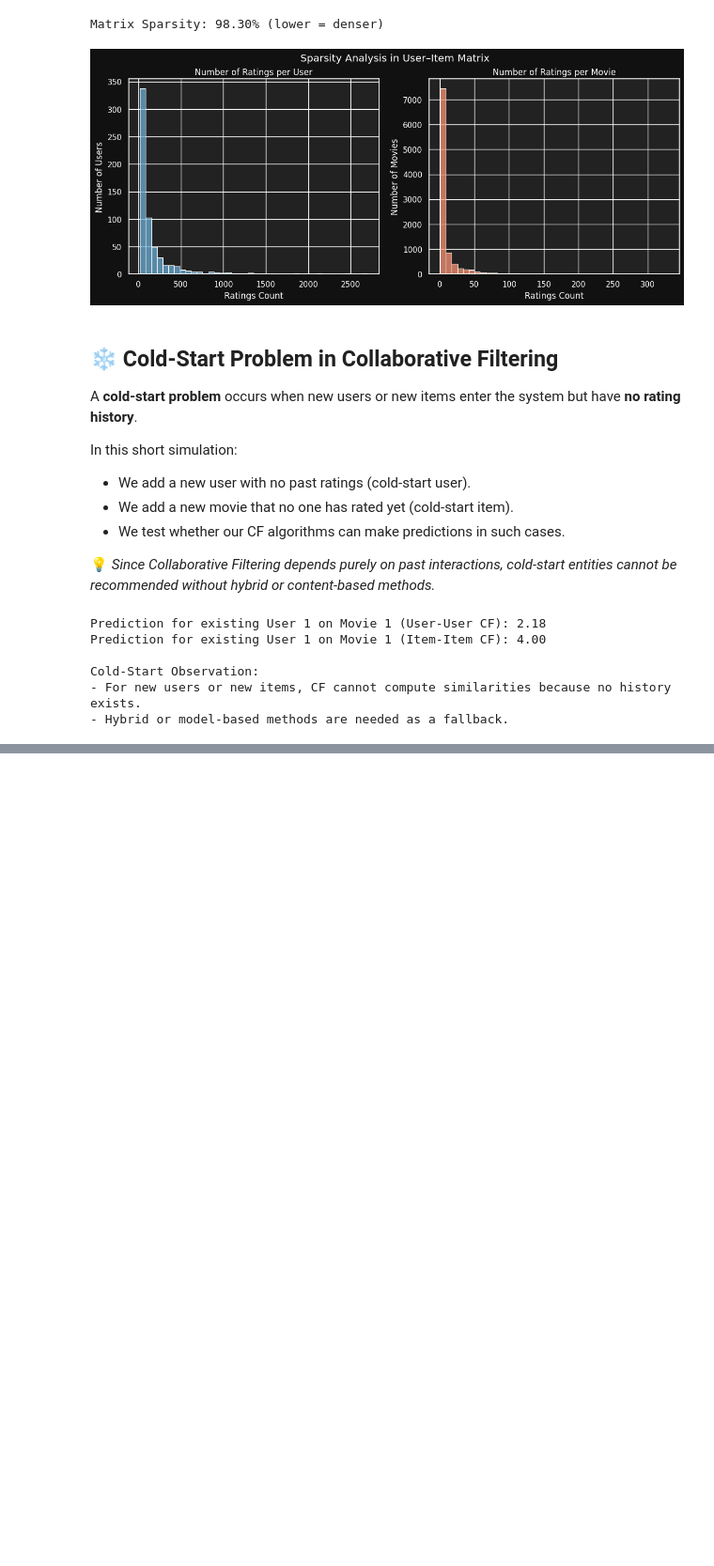
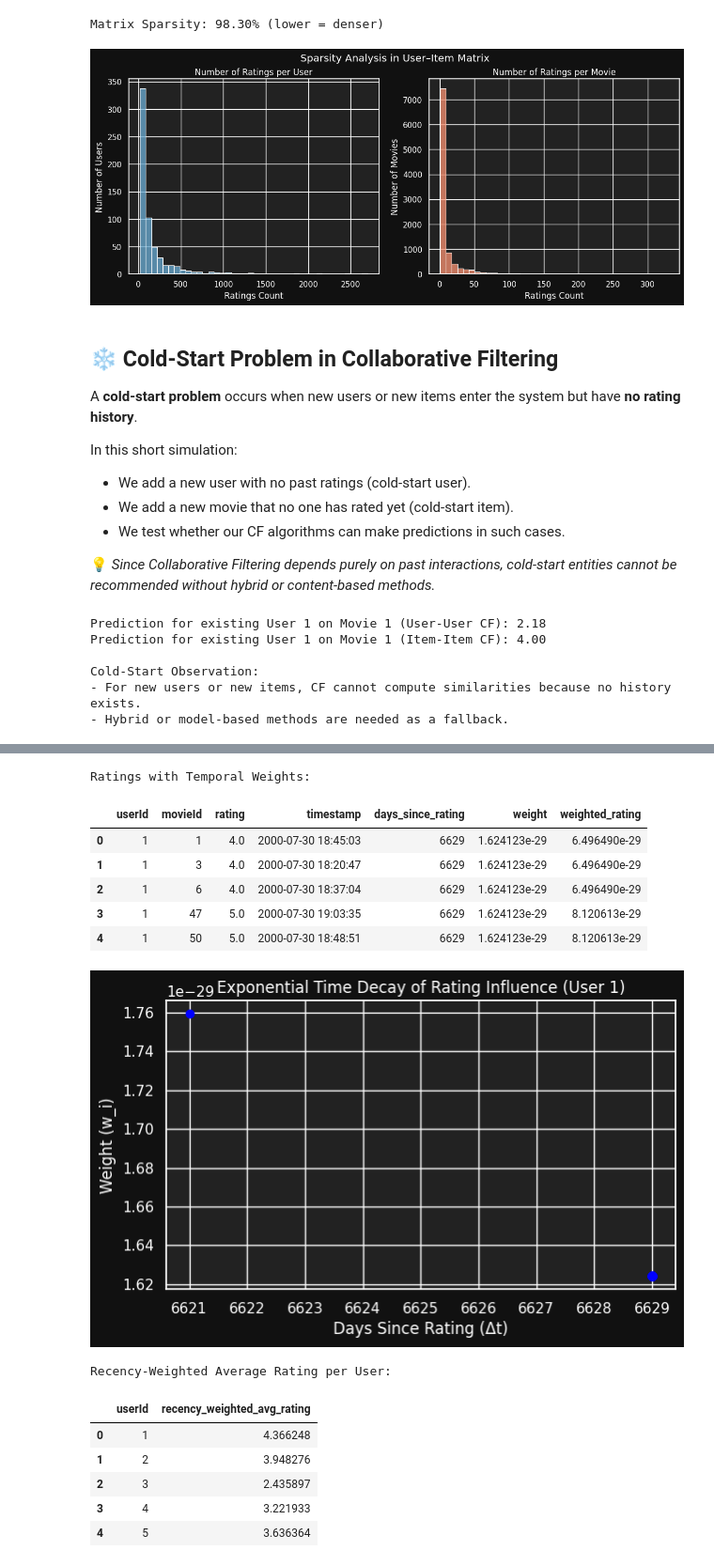
Before and after one commit to MehrdadJalali-AI/RecommenderSystems, a Jupyter notebook: Chapter3_CF_Practical.ipynb, the cells around one changed output, grey strips where cells are left out. Shown at 94% size. Saved outputs shown, nothing was run; the diff lists cells and outputs as text; code cells hidden in the pictures; blank space fills up the shorter version.

```diff
--- a/Chapter3_CF_Practical.ipynb
+++ b/Chapter3_CF_Practical.ipynb
@@ -394,0 +487,74 @@ Cold-Start Observation:
+# %%
+# ================================================================
+# 🕒 Temporal Dynamics in Collaborative Filtering (MovieLens Example)
+# ================================================================
+
+import numpy as np
+import pandas as pd
+import matplotlib.pyplot as plt
+from datetime import datetime
+
+# Load ratings directly from GitHub repository
+url = 'https://raw.githubusercontent.com/MehrdadJalali-AI/RecommenderSystems/main/Datasets/ml-latest-small/ratings.csv'
+ratings = pd.read_csv(url)
+
+# Convert Unix timestamp to datetime
+ratings['timestamp'] = pd.to_datetime(ratings['timestamp'], unit='s')
+
+# Compute "days since rating"
+current_time = ratings['timestamp'].max()
+ratings['days_since_rating'] = (current_time - ratings['timestamp']).dt.days
+
+# Apply exponential time-decay weighting
+lambda_ = 0.01  # decay rate (tune for faster or slower decay)
+ratings['weight'] = np.exp(-lambda_ * ratings['days_since_rating'])
+
+# Compute weighted rating
+ratings['weighted_rating'] = ratings['rating'] * ratings['weight']
+
+# Display a few samples
+print("Ratings with Temporal Weights:")
+display(ratings.head())
+
+# Plot: Time-decay function (example user)
+sample_user = ratings[ratings['userId'] == 1]
+plt.figure(figsize=(7,4))
+plt.scatter(sample_user['days_since_rating'], sample_user['weight'], color='blue')
+plt.title('Exponential Time Decay of Rating Influence (User 1)')
+plt.xlabel('Days Since Rating (Δt)')
+plt.ylabel('Weight (w_i)')
+plt.grid(True)
+plt.show()
+
+# Compute each user's recency-weighted average rating
+weighted_avg = (
+    ratings.groupby('userId')
+    .apply(lambda df: np.sum(df['weighted_rating']) / np.sum(df['weight']))
+    .reset_index(name='recency_weighted_avg_rating')
+)
+
+print("\nRecency-Weighted Average Rating per User:")
+display(weighted_avg.head())
+
+# ------------------------------------------------
+# Optional Integration:
+# Use 'weight' in your CF model to multiply
+# user-item similarities or rating deviations
+# before aggregating predictions.
+# ------------------------------------------------
+# %% [output]
+Ratings with Temporal Weights:
+|  | userId | movieId | rating | timestamp | days_since_rating | weight | weighted_rating |
+| 0 | 1 | 1 | 4.0 | 2000-07-30 18:45:03 | 6629 | 1.624123e-29 | 6.496490e-29 |
+| 1 | 1 | 3 | 4.0 | 2000-07-30 18:20:47 | 6629 | 1.624123e-29 | 6.496490e-29 |
+| 2 | 1 | 6 | 4.0 | 2000-07-30 18:37:04 | 6629 | 1.624123e-29 | 6.496490e-29 |
+| 3 | 1 | 47 | 5.0 | 2000-07-30 19:03:35 | 6629 | 1.624123e-29 | 8.120613e-29 |
+| 4 | 1 | 50 | 5.0 | 2000-07-30 18:48:51 | 6629 | 1.624123e-29 | 8.120613e-29 |
+[figure, added]
+Recency-Weighted Average Rating per User:
+|  | userId | recency_weighted_avg_rating |
+| 0 | 1 | 4.366248 |
+| 1 | 2 | 3.948276 |
+| 2 | 3 | 2.435897 |
+| 3 | 4 | 3.221933 |
+| 4 | 5 | 3.636364 |
```
Also changed, not shown: parts of 2 cells of this notebook.
